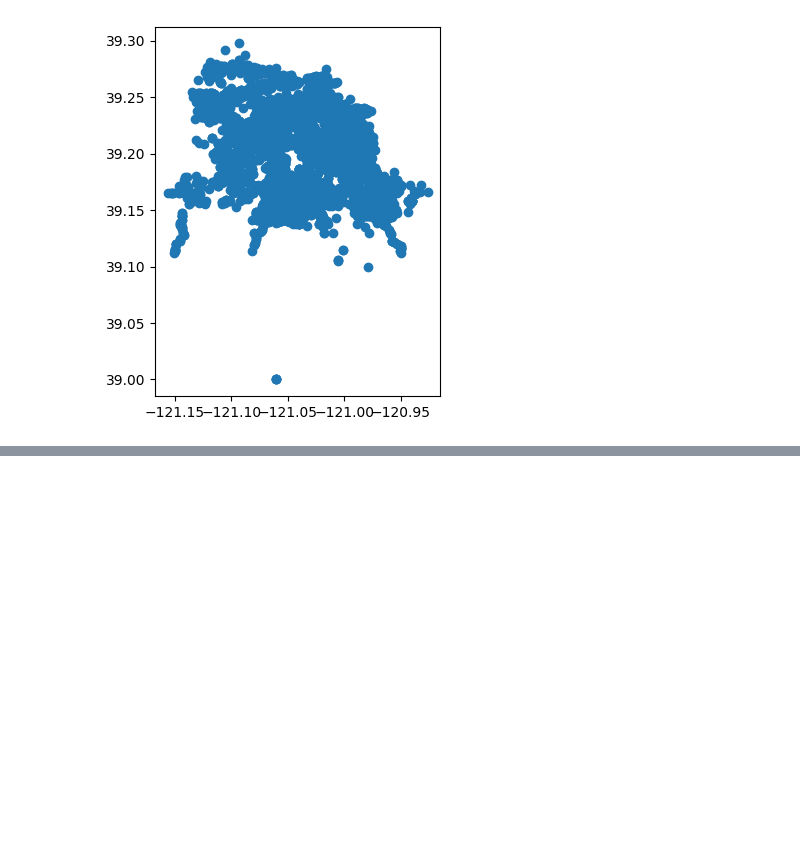
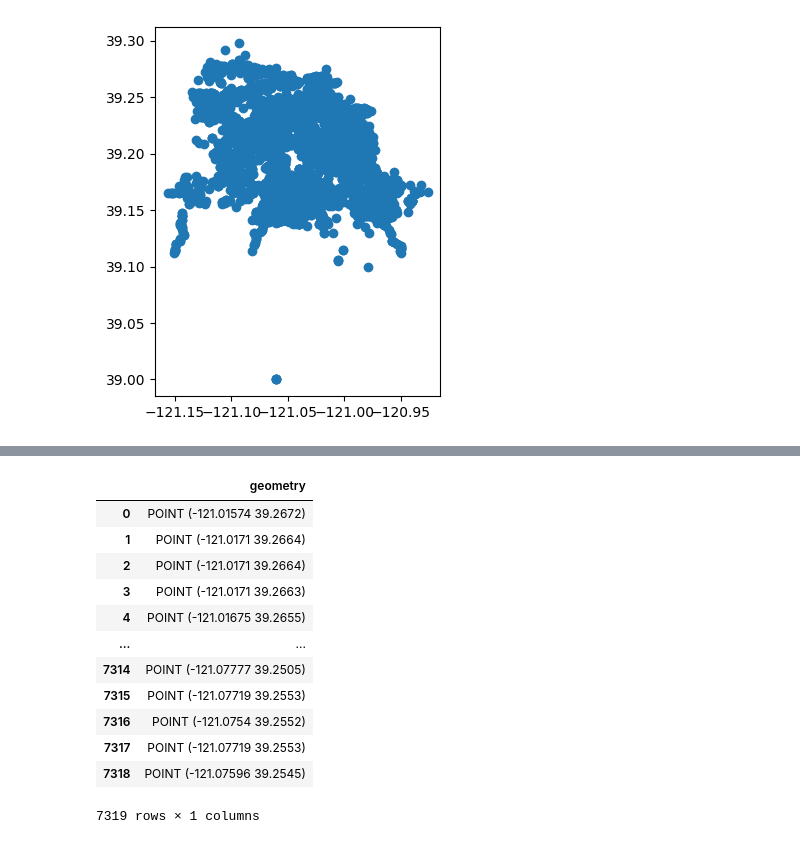
Before and after one commit to pfoytik/scenarioDiscovery, a Jupyter notebook: ema_analyze.ipynb, the cells around one changed output, grey strips where cells are left out. Cells and saved outputs as stored; diff of their text form; code cells hidden in the pictures; blank space fills up the shorter version.

```diff
--- a/ema_analyze.ipynb
+++ b/ema_analyze.ipynb
@@ -261,0 +340,16 @@ plt.show()
+# %%
+gdf
+# %% [output]
+|  | geometry |
+| 0 | POINT (-121.01574 39.2672) |
+| 1 | POINT (-121.0171 39.2664) |
+| 2 | POINT (-121.0171 39.2664) |
+| 3 | POINT (-121.0171 39.2663) |
+| 4 | POINT (-121.01675 39.2655) |
+| ... | ... |
+| 7314 | POINT (-121.07777 39.2505) |
+| 7315 | POINT (-121.07719 39.2553) |
+| 7316 | POINT (-121.0754 39.2552) |
+| 7317 | POINT (-121.07719 39.2553) |
+| 7318 | POINT (-121.07596 39.2545) |
+7319 rows × 1 columns
```
Also changed, not shown: parts of 13 cells of this notebook, 1 other file.
